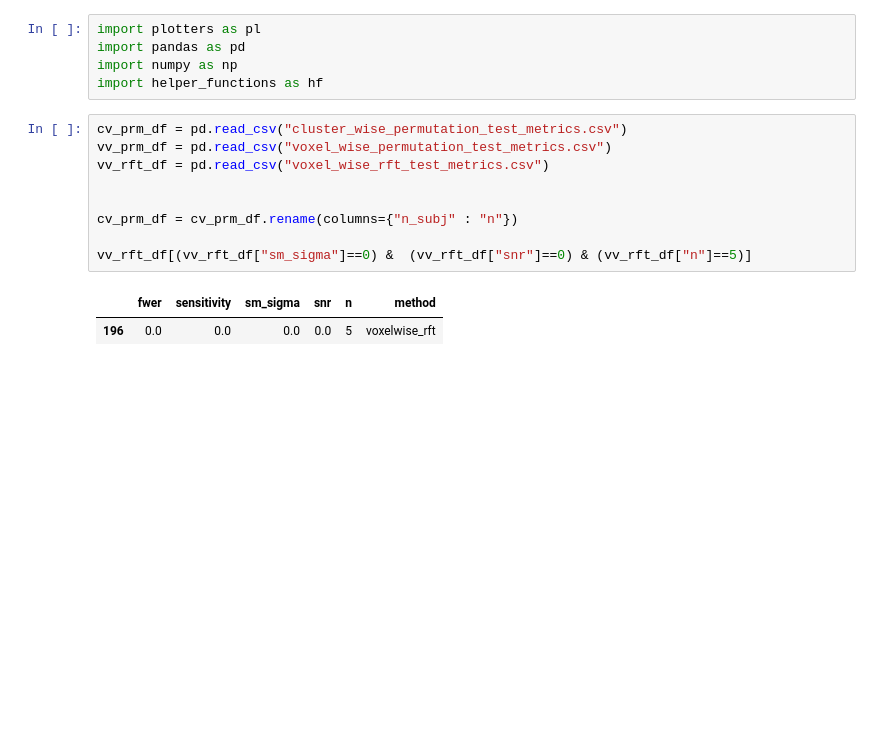
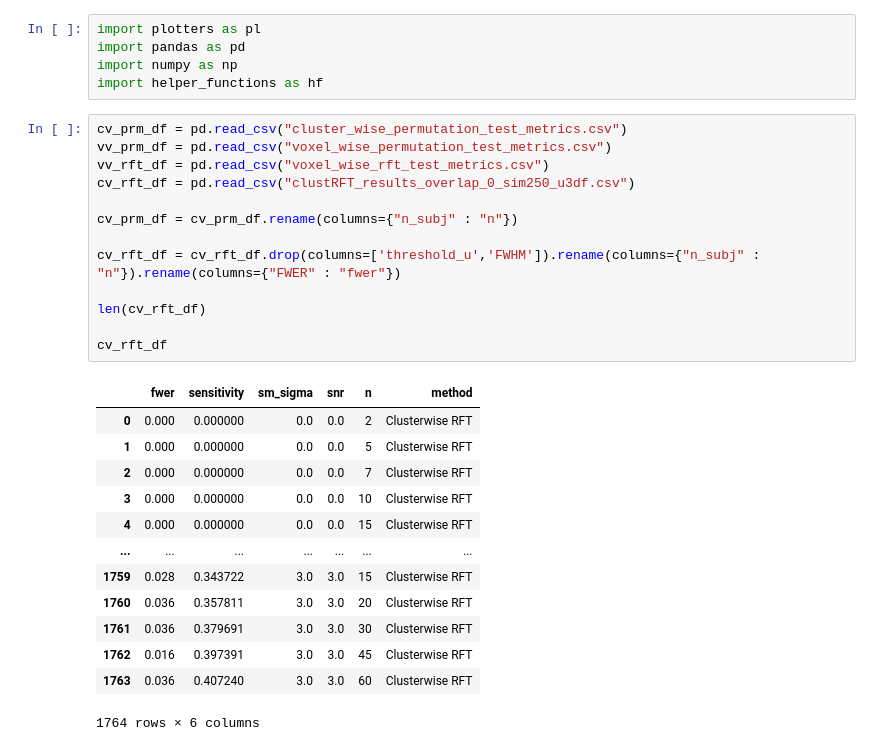
Before and after one commit to lt22412/group_project, a Jupyter notebook: voxel_wise_permutation/group_plots.ipynb, the cells around one changed output. Drawn from its saved outputs; the diff is of its cells as text; blank space fills up the shorter version.

```diff
--- a/voxel_wise_permutation/group_plots.ipynb
+++ b/voxel_wise_permutation/group_plots.ipynb
@@ -8,13 +8,28 @@ import helper_functions as hf
 # %%
 cv_prm_df = pd.read_csv("cluster_wise_permutation_test_metrics.csv")
 vv_prm_df = pd.read_csv("voxel_wise_permutation_test_metrics.csv")
 vv_rft_df = pd.read_csv("voxel_wise_rft_test_metrics.csv")
-
+cv_rft_df = pd.read_csv("clustRFT_results_overlap_0_sim250_u3df.csv")
 
 cv_prm_df = cv_prm_df.rename(columns={"n_subj" : "n"})
 
-vv_rft_df[(vv_rft_df["sm_sigma"]==0) &  (vv_rft_df["snr"]==0) & (vv_rft_df["n"]==5)]
+cv_rft_df = cv_rft_df.drop(columns=['threshold_u','FWHM']).rename(columns={"n_subj" : "n"}).rename(columns={"FWER" : "fwer"})
+
+len(cv_rft_df)
+
+cv_rft_df
 # %% [output]
 |  | fwer | sensitivity | sm_sigma | snr | n | method |
-| 196 | 0.0 | 0.0 | 0.0 | 0.0 | 5 | voxelwise_rft |
+| 0 | 0.000 | 0.000000 | 0.0 | 0.0 | 2 | Clusterwise RFT |
+| 1 | 0.000 | 0.000000 | 0.0 | 0.0 | 5 | Clusterwise RFT |
+| 2 | 0.000 | 0.000000 | 0.0 | 0.0 | 7 | Clusterwise RFT |
+| 3 | 0.000 | 0.000000 | 0.0 | 0.0 | 10 | Clusterwise RFT |
+| 4 | 0.000 | 0.000000 | 0.0 | 0.0 | 15 | Clusterwise RFT |
+| ... | ... | ... | ... | ... | ... | ... |
+| 1759 | 0.028 | 0.343722 | 3.0 | 3.0 | 15 | Clusterwise RFT |
+| 1760 | 0.036 | 0.357811 | 3.0 | 3.0 | 20 | Clusterwise RFT |
+| 1761 | 0.036 | 0.379691 | 3.0 | 3.0 | 30 | Clusterwise RFT |
+| 1762 | 0.016 | 0.397391 | 3.0 | 3.0 | 45 | Clusterwise RFT |
+| 1763 | 0.036 | 0.407240 | 3.0 | 3.0 | 60 | Clusterwise RFT |
+1764 rows × 6 columns
 # %%
```
Also changed, not shown: parts of 3 cells of this notebook, 5 other files.
